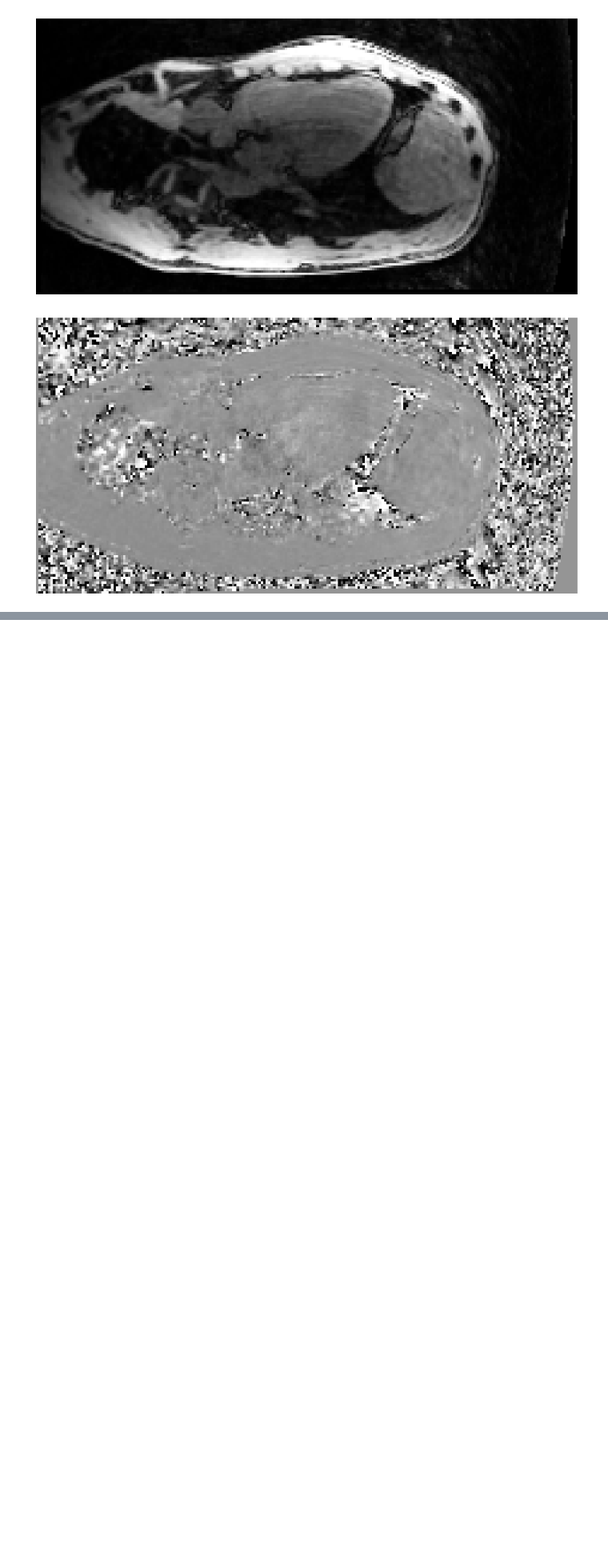
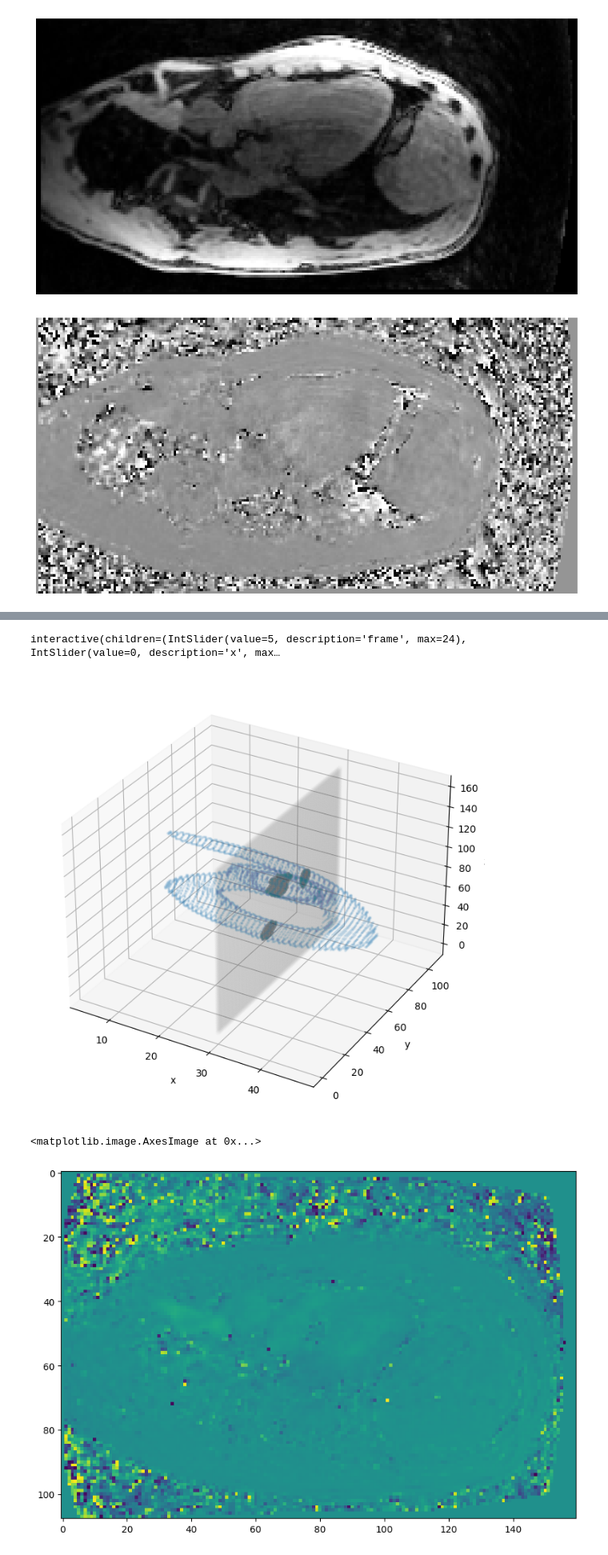
Before and after one commit to PiaaCaa/4DFlowNet, a Jupyter notebook: src/test_file.ipynb, the cells around one changed output, grey strips where cells are left out. Shown at 80% size. Cells and saved outputs as stored; diff of their text form; code cells hidden in the pictures; blank space fills up the shorter version.

```diff
--- a/src/test_file.ipynb
+++ b/src/test_file.ipynb
@@ -936,0 +1099,62 @@ Vincent_v nframes: 48
+# %%
+@widgets.interact(frame=(0, data_original['u'].shape[0]-1), x = (0, data_original['u'].shape[1]-1))
+def f(frame=5, x = 0):
+    plt.figure(figsize=(10, 10))
+    N  =3
+    plt.subplot(1, N, 1)
+    plt.imshow(data_original['u'][frame, x, :, :], vmin=min_v['u'],  vmax = max_v['u'])
+    plt.title('Data, u')
+    plt.axis('off')
+
+    # plt.subplot(1, N, 2)
+    # plt.imshow(data_original['u_fluid'][frame, x, :, :], vmin=min_v['u'],  vmax = max_v['u'])
+    # plt.title('new mask')
+    # plt.axis('off')
+
+    plt.subplot(1, N, 2)
+    plt.imshow(data_original['mag_u'][frame, x, :, :])
+    plt.title('mag')
+    plt.axis('off')
+
+    plt.subplot(1, N, 3)
+    plt.imshow(data_original['mask'][frame, x, :, :])#-data_original['mask'][frame, x, :, :])
+    plt.title('mask')
+    plt.axis('off')
+# %% [output]
+interactive(children=(IntSlider(value=5, description='frame', max=24), IntSlider(value=0, description='x', max…
+# %%
+import matplotlib.cm as cm
+from matplotlib.colors import Normalize
+
+idx_plane = np.index_exp[30, :, :]
+cube_plane = np.zeros_like(data_original['u'][0])
+
+cube_plane[idx_plane] = 1 # change this for every slice
+x_plane, y_plane, z_plane = np.where(cube_plane == 1)
+x_bounds, y_bounds, z_bounds = np.where(bounds[0, :, :, :] ==1)
+intersec_plane = data_original['mask'][0, :, :, :].copy()
+# intersec_plane += np.array(cube_plane, dtype = np.uint16)
+# intersec_plane[np.where(cube_plane == 1)] = 0
+intersec_plane[idx_plane] +=1
+x_intersec, y_intersec, z_intersec = np.where(intersec_plane == 2)
+
+fig = plt.figure()
+# ax.view_init(15, angle)
+#plt.zlabel('z')
+ax = fig.add_subplot(1, 1, 1, projection='3d')
+
+ax.scatter3D(x_plane, y_plane, z_plane, color = 'grey',alpha = 0.01 )
+ax.scatter3D(x_bounds, y_bounds, z_bounds, s= 3, alpha = 0.1)
+ax.scatter3D(x_intersec, y_intersec, z_intersec, s= 3, alpha = 0.1, color = 'black')
+
+
+plt.xlabel('x')
+plt.ylabel('y')
+ax.set_zlabel('z')
+plt.savefig('../results/data/THORAX')
+plt.show()
+plt.imshow(data_original['u'][10][idx_plane])
+# %% [output]
+[figure, added]
+<matplotlib.image.AxesImage at 0x...>
+[figure, added]
```
Also changed, not shown: parts of 9 cells of this notebook, 6 other files.
